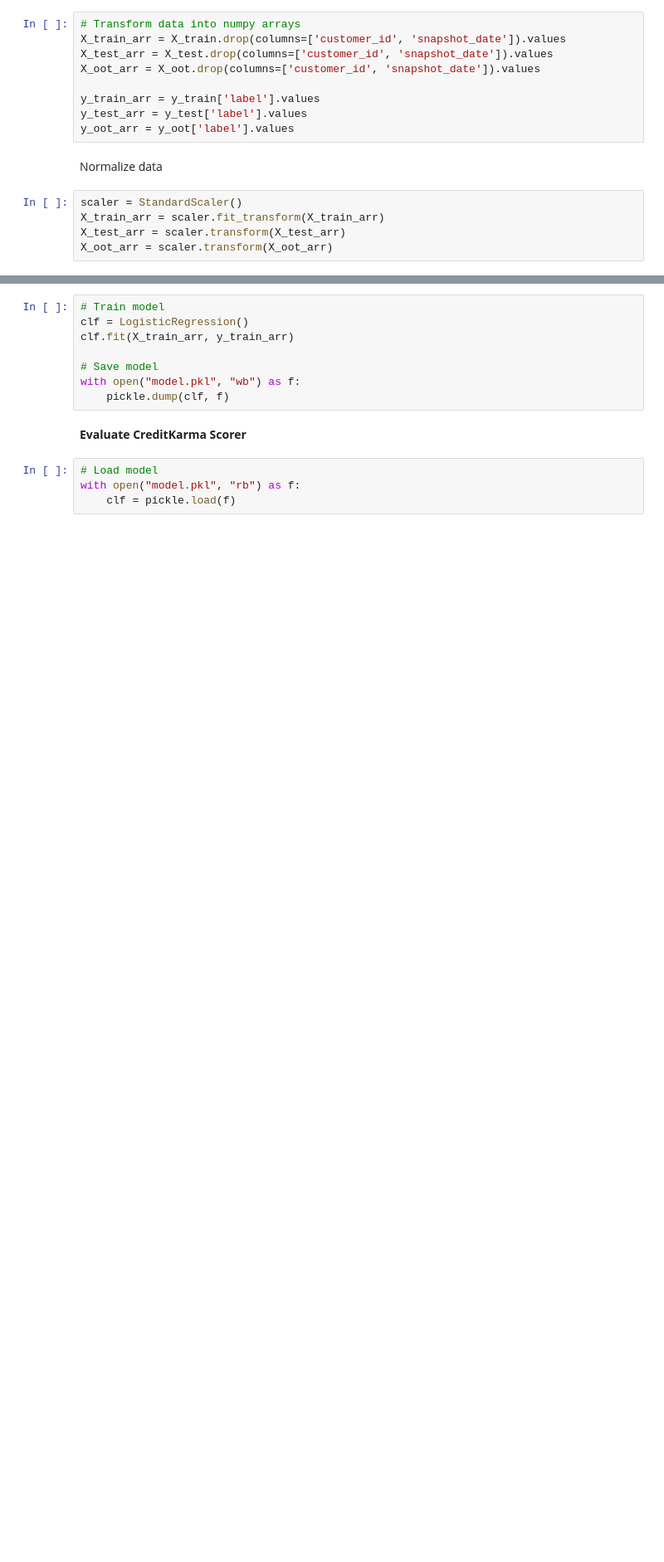
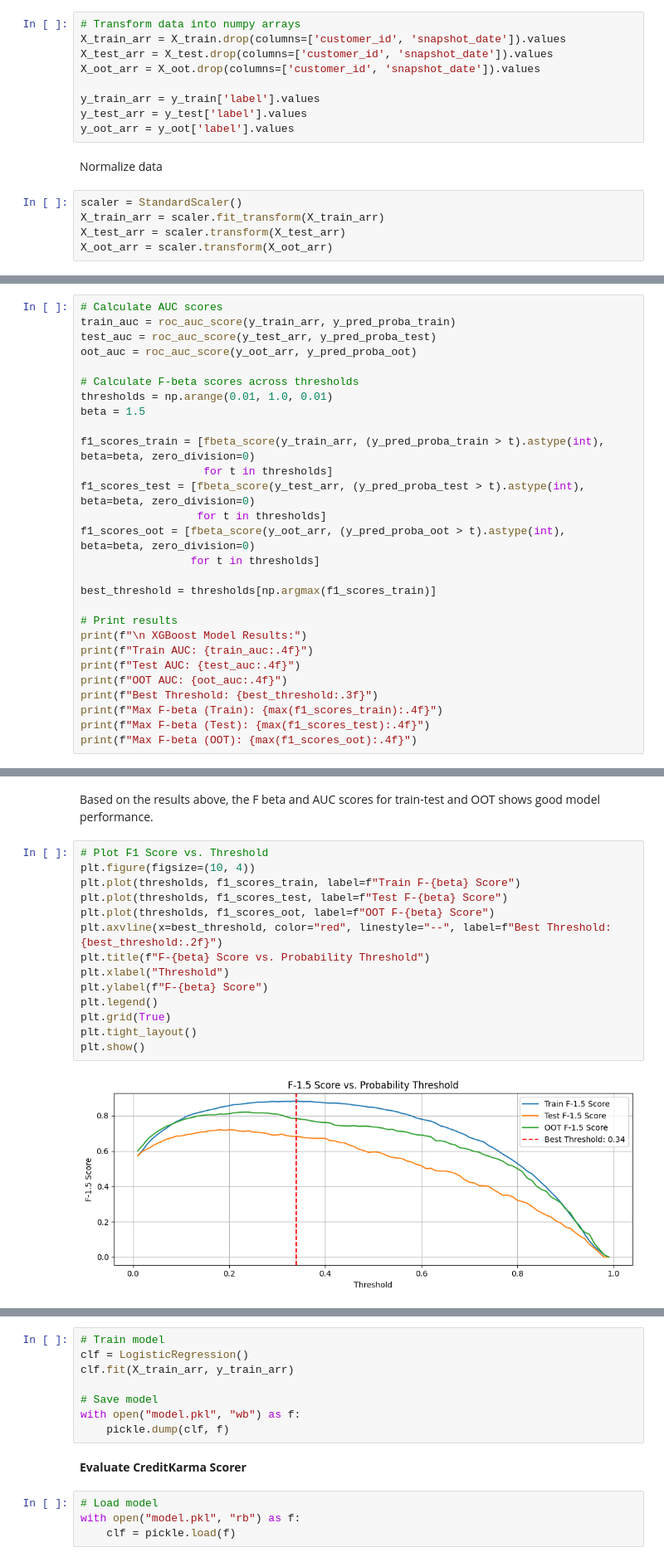
Before and after one commit to jayl-c/MITB_MLE, a Jupyter notebook: MLEAssignment2/model_training.ipynb, the cells around one changed output, grey strips where cells are left out. Shown at 83% size. Saved outputs shown, nothing was run; the diff lists cells and outputs as text; blank space fills up the shorter version.

```diff
--- a/MLEAssignment2/model_training.ipynb
+++ b/MLEAssignment2/model_training.ipynb
@@ -115,0 +251,28 @@ X_oot_arr = scaler.transform(X_oot_arr)
+# %%
+# Calculate AUC scores
+train_auc = roc_auc_score(y_train_arr, y_pred_proba_train)
+test_auc = roc_auc_score(y_test_arr, y_pred_proba_test)
+oot_auc = roc_auc_score(y_oot_arr, y_pred_proba_oot)
+
+# Calculate F-beta scores across thresholds
+thresholds = np.arange(0.01, 1.0, 0.01)
+beta = 1.5
+
+f1_scores_train = [fbeta_score(y_train_arr, (y_pred_proba_train > t).astype(int), beta=beta, zero_division=0)
+                   for t in thresholds]
+f1_scores_test = [fbeta_score(y_test_arr, (y_pred_proba_test > t).astype(int), beta=beta, zero_division=0)
+                  for t in thresholds]
+f1_scores_oot = [fbeta_score(y_oot_arr, (y_pred_proba_oot > t).astype(int), beta=beta, zero_division=0)
+                 for t in thresholds]
+
+best_threshold = thresholds[np.argmax(f1_scores_train)]
+
+# Print results
+print(f"\n XGBoost Model Results:")
+print(f"Train AUC: {train_auc:.4f}")
+print(f"Test AUC: {test_auc:.4f}")
+print(f"OOT AUC: {oot_auc:.4f}")
+print(f"Best Threshold: {best_threshold:.3f}")
+print(f"Max F-beta (Train): {max(f1_scores_train):.4f}")
+print(f"Max F-beta (Test): {max(f1_scores_test):.4f}")
+print(f"Max F-beta (OOT): {max(f1_scores_oot):.4f}")
@@ -115,0 +288,18 @@ X_oot_arr = scaler.transform(X_oot_arr)
+# %% [markdown]
+Based on the results above, the F beta and AUC scores for train-test and OOT shows good model performance.
+# %%
+# Plot F1 Score vs. Threshold
+plt.figure(figsize=(10, 4))
+plt.plot(thresholds, f1_scores_train, label=f"Train F-{beta} Score")
+plt.plot(thresholds, f1_scores_test, label=f"Test F-{beta} Score")
+plt.plot(thresholds, f1_scores_oot, label=f"OOT F-{beta} Score")
+plt.axvline(x=best_threshold, color="red", linestyle="--", label=f"Best Threshold: {best_threshold:.2f}")
+plt.title(f"F-{beta} Score vs. Probability Threshold")
+plt.xlabel("Threshold")
+plt.ylabel(f"F-{beta} Score")
+plt.legend()
+plt.grid(True)
+plt.tight_layout()
+plt.show()
+# %% [output]
+[figure, added]
```
Also changed, not shown: parts of 20 cells of this notebook, 34 other files.
